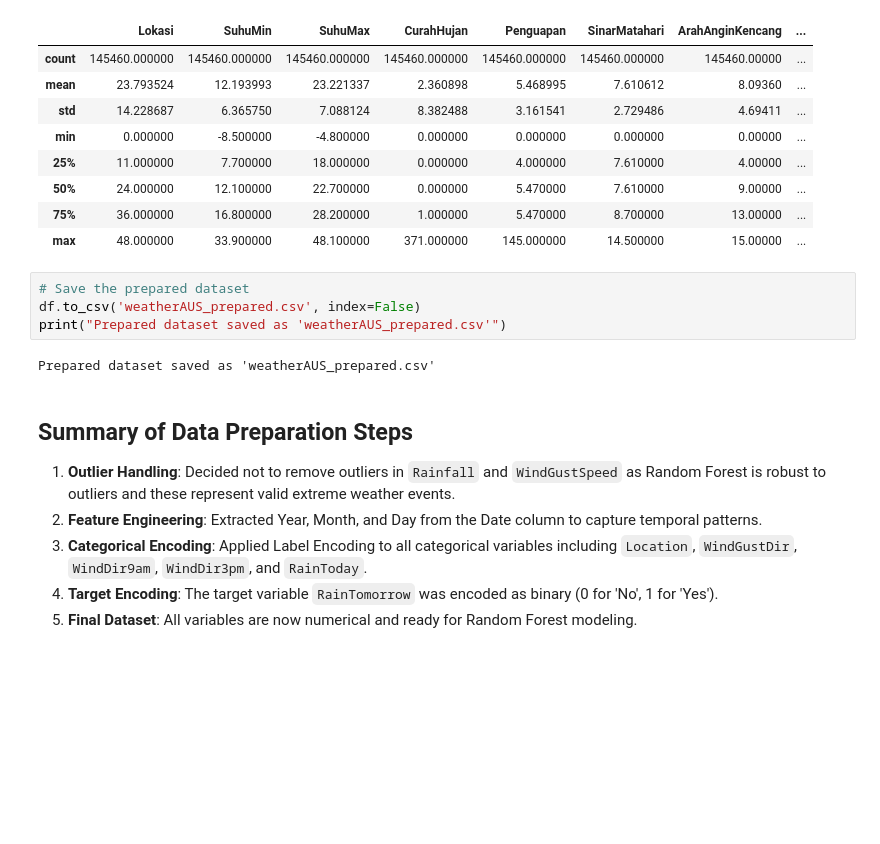
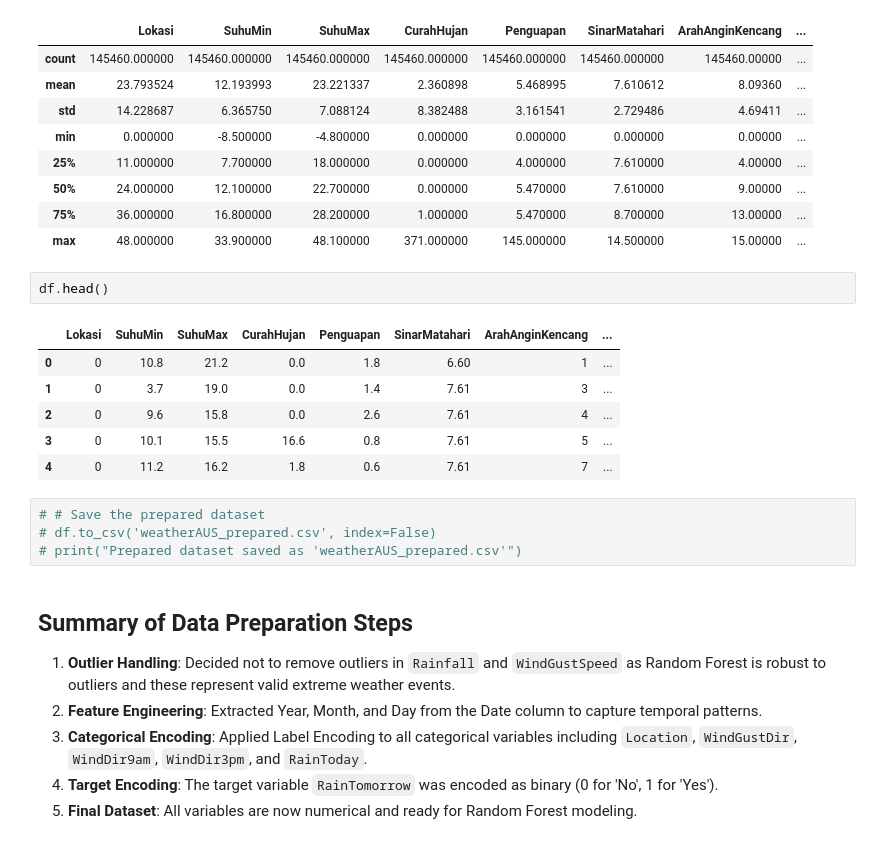
Before and after one commit to Rangga11268/ProjectFDA, a Jupyter notebook: data_preparation_notebook.ipynb, the cells around one changed output. Drawn from its saved outputs; the diff is of its cells as text; blank space fills up the shorter version.

```diff
--- a/data_preparation_notebook.ipynb
+++ b/data_preparation_notebook.ipynb
@@ -212,12 +212,19 @@ Basic statistics of the final dataset:
 | 50% | 24.000000 | 12.100000 | 22.700000 | 0.000000 | 5.470000 | 7.610000 | 9.00000 | ... |
 | 75% | 36.000000 | 16.800000 | 28.200000 | 1.000000 | 5.470000 | 8.700000 | 13.00000 | ... |
 | max | 48.000000 | 33.900000 | 48.100000 | 371.000000 | 145.000000 | 14.500000 | 15.00000 | ... |
+# %%
+df.head()
+# %% [output]
+|  | Lokasi | SuhuMin | SuhuMax | CurahHujan | Penguapan | SinarMatahari | ArahAnginKencang | ... |
+| 0 | 0 | 10.8 | 21.2 | 0.0 | 1.8 | 6.60 | 1 | ... |
+| 1 | 0 | 3.7 | 19.0 | 0.0 | 1.4 | 7.61 | 3 | ... |
+| 2 | 0 | 9.6 | 15.8 | 0.0 | 2.6 | 7.61 | 4 | ... |
+| 3 | 0 | 10.1 | 15.5 | 16.6 | 0.8 | 7.61 | 5 | ... |
+| 4 | 0 | 11.2 | 16.2 | 1.8 | 0.6 | 7.61 | 7 | ... |
 # %%
-# Save the prepared dataset
-df.to_csv('weatherAUS_prepared.csv', index=False)
-print("Prepared dataset saved as 'weatherAUS_prepared.csv'")
+# # Save the prepared dataset
+# df.to_csv('weatherAUS_prepared.csv', index=False)
+# print("Prepared dataset saved as 'weatherAUS_prepared.csv'")
-# %% [output]
-Prepared dataset saved as 'weatherAUS_prepared.csv'
 # %% [markdown]
 ## Summary of Data Preparation Steps
 
```
Also changed, not shown: 3 other files.
